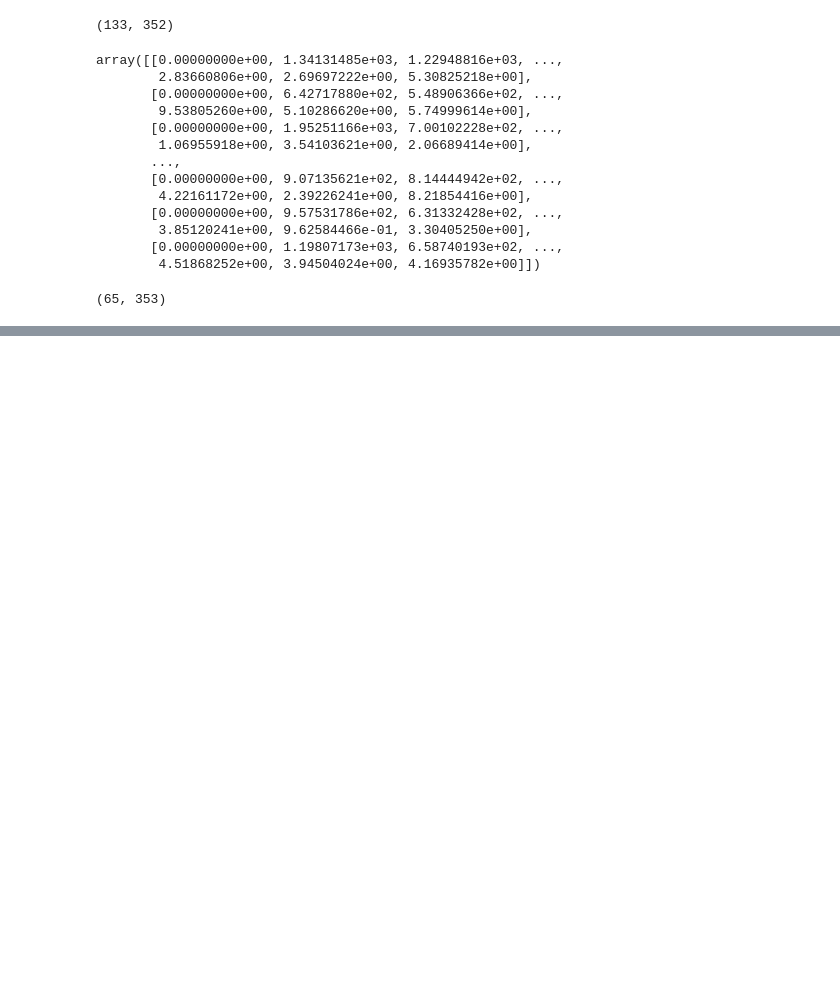
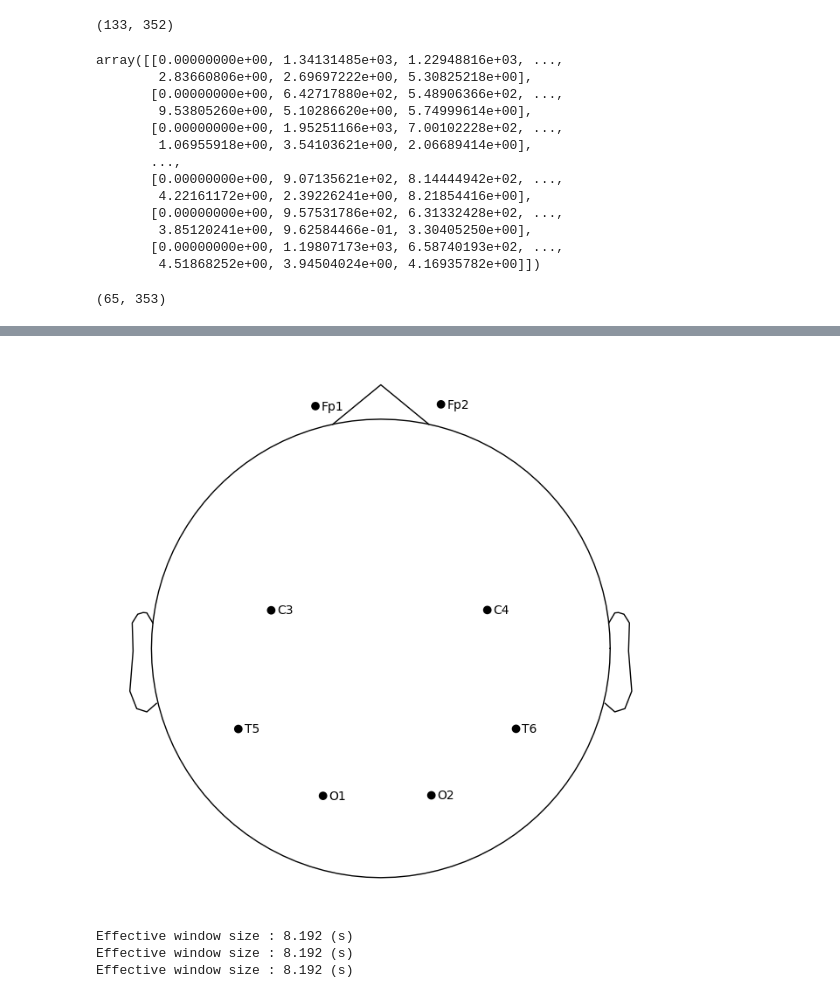
Before and after one commit to 4graf/RelaxMe, a Jupyter notebook: Preprocessing.ipynb, the cells around one changed output, grey strips where cells are left out. Saved outputs shown, nothing was run; the diff lists cells and outputs as text; code cells hidden in the pictures; blank space fills up the shorter version.

```diff
--- a/Preprocessing.ipynb
+++ b/Preprocessing.ipynb
@@ -414,0 +425,5 @@ with open(r"C:\Перенос\Доки\Мага брат\Методология
+# %%
+eeg = mne.io.read_raw("C:\Перенос\Доки\Мага брат\Методология научных исследований\ВКР\Отфильтрованные записи\Спокойствие\senya_0_raw.fif")
+eeg.rename_channels(channel_rename_map, verbose=False);
+eeg.set_montage(mne.channels.make_standard_montage("standard_1020"), verbose=False);
+eeg.load_data();
@@ -414,0 +436,2 @@ with open(r"C:\Перенос\Доки\Мага брат\Методология
+# %%
+eeg.set_montage(mne.channels.make_standard_montage("standard_1020"))
@@ -414,0 +455,12 @@ with open(r"C:\Перенос\Доки\Мага брат\Методология
+# %%
+eeg.plot_sensors(title='10-20', show_names=True,);
+# %% [output]
+[figure, added]
+# %%
+psd = eeg.compute_psd(fmin=8, fmax=30)
+psd_alpha = eeg.compute_psd(fmin=8, fmax=12, average='mean')
+psd_beta = eeg.compute_psd(fmin=13, fmax=30, average='mean')
+# %% [output]
+Effective window size : 8.192 (s)
+Effective window size : 8.192 (s)
+Effective window size : 8.192 (s)
```
Also changed, not shown: parts of 14 cells of this notebook, 2 other files.
